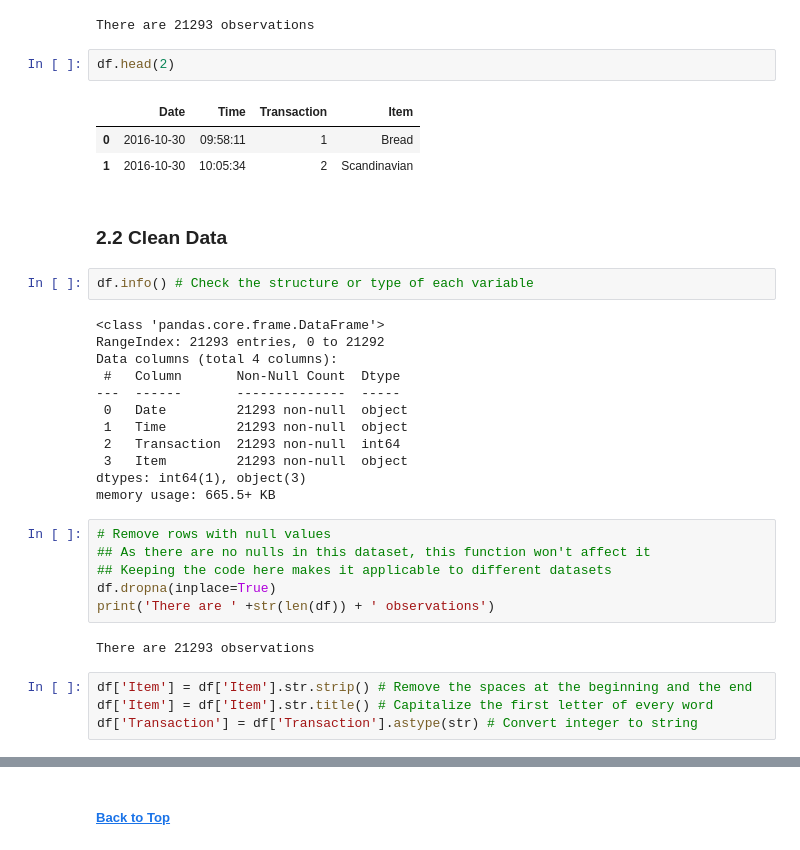
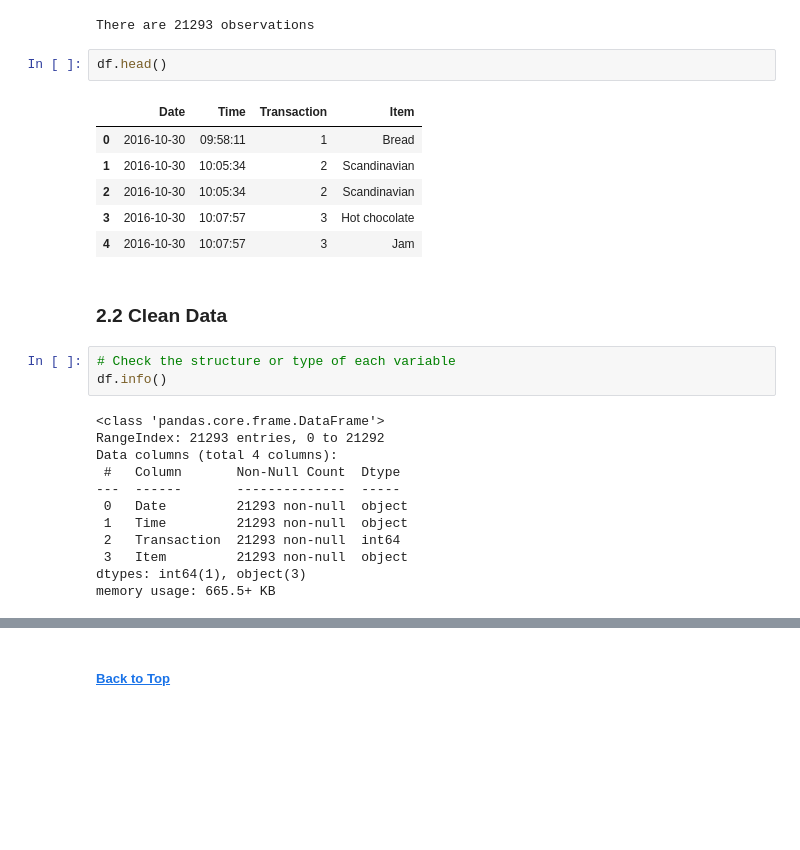
Before and after one commit to jialinwujw/python.projects, a Jupyter notebook: market_basket_analysis/market_basket_analysis.ipynb, the cells around one changed output, grey strips where cells are left out. Drawn from its saved outputs; the diff is of its cells as text; blank space fills up the shorter version.

```diff
--- a/market_basket_analysis/market_basket_analysis.ipynb
+++ b/market_basket_analysis/market_basket_analysis.ipynb
@@ -36,15 +39,19 @@ print('There are ' +str(len(df)) + ' observations')
 # %% [output]
 There are 21293 observations
 # %%
-df.head(2)
+df.head()
 # %% [output]
 |  | Date | Time | Transaction | Item |
 | 0 | 2016-10-30 | 09:58:11 | 1 | Bread |
 | 1 | 2016-10-30 | 10:05:34 | 2 | Scandinavian |
+| 2 | 2016-10-30 | 10:05:34 | 2 | Scandinavian |
+| 3 | 2016-10-30 | 10:07:57 | 3 | Hot chocolate |
+| 4 | 2016-10-30 | 10:07:57 | 3 | Jam |
 # %% [markdown]
 ### 2.2 Clean Data<a id=2.2></a>
 # %%
-df.info() # Check the structure or type of each variable
+# Check the structure or type of each variable
+df.info()
 # %% [output]
 <class 'pandas.core.frame.DataFrame'>
 RangeIndex: 21293 entries, 0 to 21292
@@ -57,15 +64,3 @@ Data columns (total 4 columns):
  3   Item         21293 non-null  object
 dtypes: int64(1), object(3)
 memory usage: 665.5+ KB
-# %%
-# Remove rows with null values
-## As there are no nulls in this dataset, this function won't affect it
-## Keeping the code here makes it applicable to different datasets
-df.dropna(inplace=True)
-print('There are ' +str(len(df)) + ' observations')
-# %% [output]
-There are 21293 observations
-# %%
-df['Item'] = df['Item'].str.strip() # Remove the spaces at the beginning and the end
-df['Item'] = df['Item'].str.title() # Capitalize the first letter of every word
-df['Transaction'] = df['Transaction'].astype(str) # Convert integer to string
```
Also changed, not shown: parts of 23 cells of this notebook, 3 other files.
